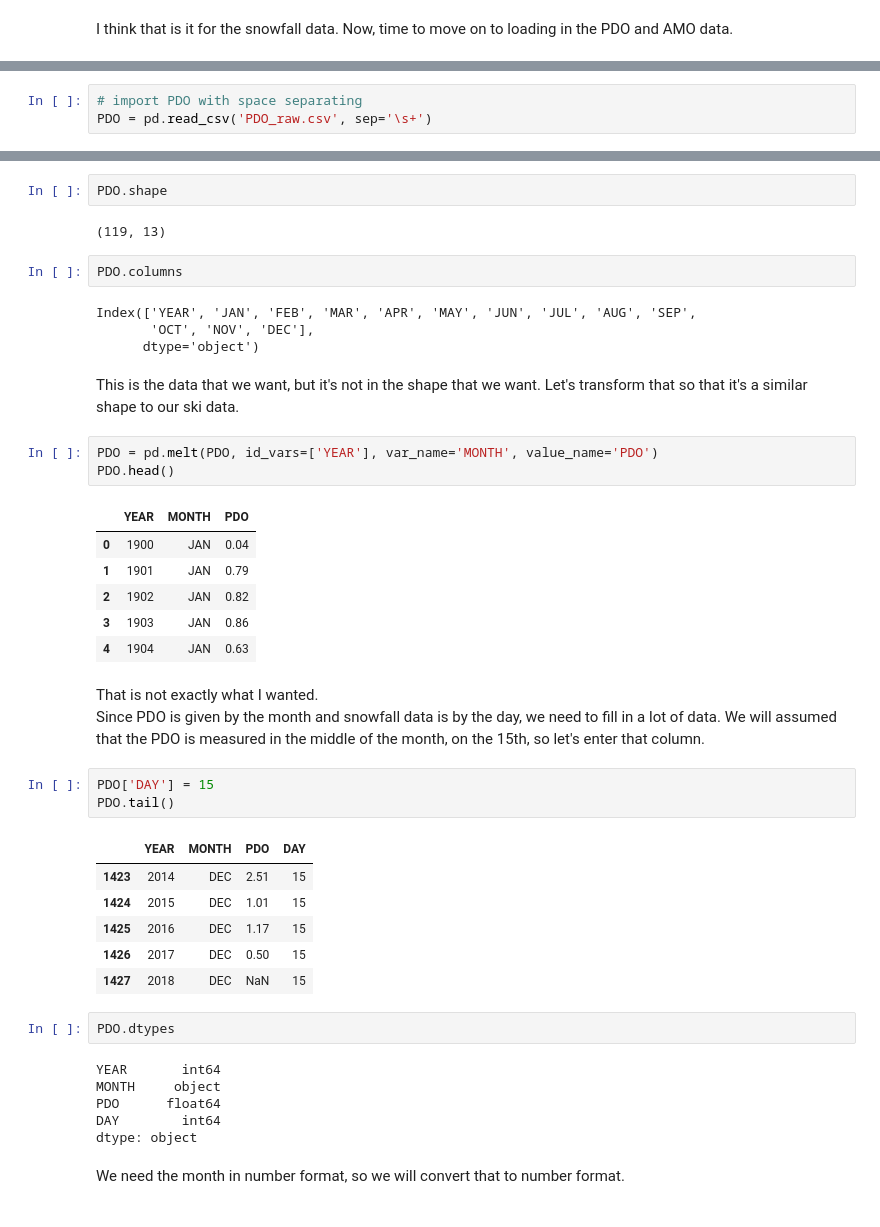
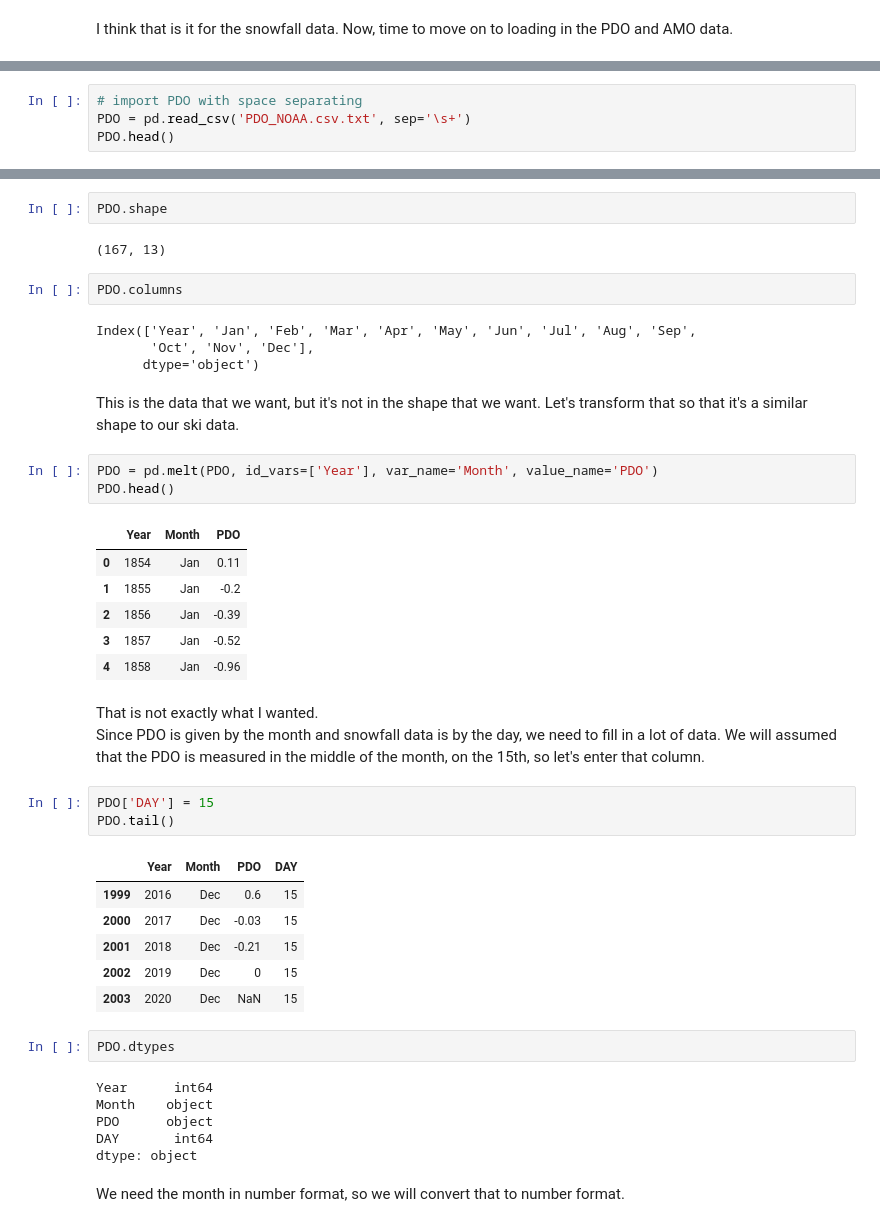
Before and after one commit to sjrekuc/Alta-Snowfall-Modeling, a Jupyter notebook: Capstone1_Data_Wrangling.ipynb, the cells around one changed output, grey strips where cells are left out. Drawn from its saved outputs; the diff is of its cells as text.

```diff
--- a/Capstone1_Data_Wrangling.ipynb
+++ b/Capstone1_Data_Wrangling.ipynb
@@ -437,3 +438,4 @@ http://research.jisao.washington.edu/pdo/PDO.latest.txt <br>
 # %%
 # import PDO with space separating
-PDO = pd.read_csv('PDO_raw.csv', sep='\s+')
+PDO = pd.read_csv('PDO_NOAA.csv.txt', sep='\s+')
+PDO.head()
@@ -449,25 +449,25 @@ PDO.head()
 # %%
 PDO.shape
 # %% [output]
-(119, 13)
+(167, 13)
 # %%
 PDO.columns
 # %% [output]
-Index(['YEAR', 'JAN', 'FEB', 'MAR', 'APR', 'MAY', 'JUN', 'JUL', 'AUG', 'SEP',
-       'OCT', 'NOV', 'DEC'],
+Index(['Year', 'Jan', 'Feb', 'Mar', 'Apr', 'May', 'Jun', 'Jul', 'Aug', 'Sep',
+       'Oct', 'Nov', 'Dec'],
       dtype='object')
 # %% [markdown]
 This is the data that we want, but it's not in the shape that we want. Let's transform that so that it's a similar shape to our ski data.
 # %%
-PDO = pd.melt(PDO, id_vars=['YEAR'], var_name='MONTH', value_name='PDO')
+PDO = pd.melt(PDO, id_vars=['Year'], var_name='Month', value_name='PDO')
 PDO.head()
 # %% [output]
-|  | YEAR | MONTH | PDO |
-| 0 | 1900 | JAN | 0.04 |
-| 1 | 1901 | JAN | 0.79 |
-| 2 | 1902 | JAN | 0.82 |
-| 3 | 1903 | JAN | 0.86 |
-| 4 | 1904 | JAN | 0.63 |
+|  | Year | Month | PDO |
+| 0 | 1854 | Jan | 0.11 |
+| 1 | 1855 | Jan | -0.2 |
+| 2 | 1856 | Jan | -0.39 |
+| 3 | 1857 | Jan | -0.52 |
+| 4 | 1858 | Jan | -0.96 |
 # %% [markdown]
 That is not exactly what I wanted. <br>
 Since PDO is given by the month and snowfall data is by the day, we need to fill in a lot of data. We will assumed that the PDO is measured in the middle of the month, on the 15th, so let's enter that column.
@@ -475,19 +475,19 @@ Since PDO is given by the month and snowfall data is by the day, we need to fill
 PDO['DAY'] = 15
 PDO.tail()
 # %% [output]
-|  | YEAR | MONTH | PDO | DAY |
-| 1423 | 2014 | DEC | 2.51 | 15 |
-| 1424 | 2015 | DEC | 1.01 | 15 |
-| 1425 | 2016 | DEC | 1.17 | 15 |
-| 1426 | 2017 | DEC | 0.50 | 15 |
-| 1427 | 2018 | DEC | NaN | 15 |
+|  | Year | Month | PDO | DAY |
+| 1999 | 2016 | Dec | 0.6 | 15 |
+| 2000 | 2017 | Dec | -0.03 | 15 |
+| 2001 | 2018 | Dec | -0.21 | 15 |
+| 2002 | 2019 | Dec | 0 | 15 |
+| 2003 | 2020 | Dec | NaN | 15 |
 # %%
 PDO.dtypes
 # %% [output]
-YEAR       int64
-MONTH     object
-PDO      float64
-DAY        int64
+Year      int64
+Month    object
+PDO      object
+DAY       int64
 dtype: object
 # %% [markdown]
 We need the month in number format, so we will convert that to number format.
```
Also changed, not shown: parts of 23 cells of this notebook, 2 other files.
